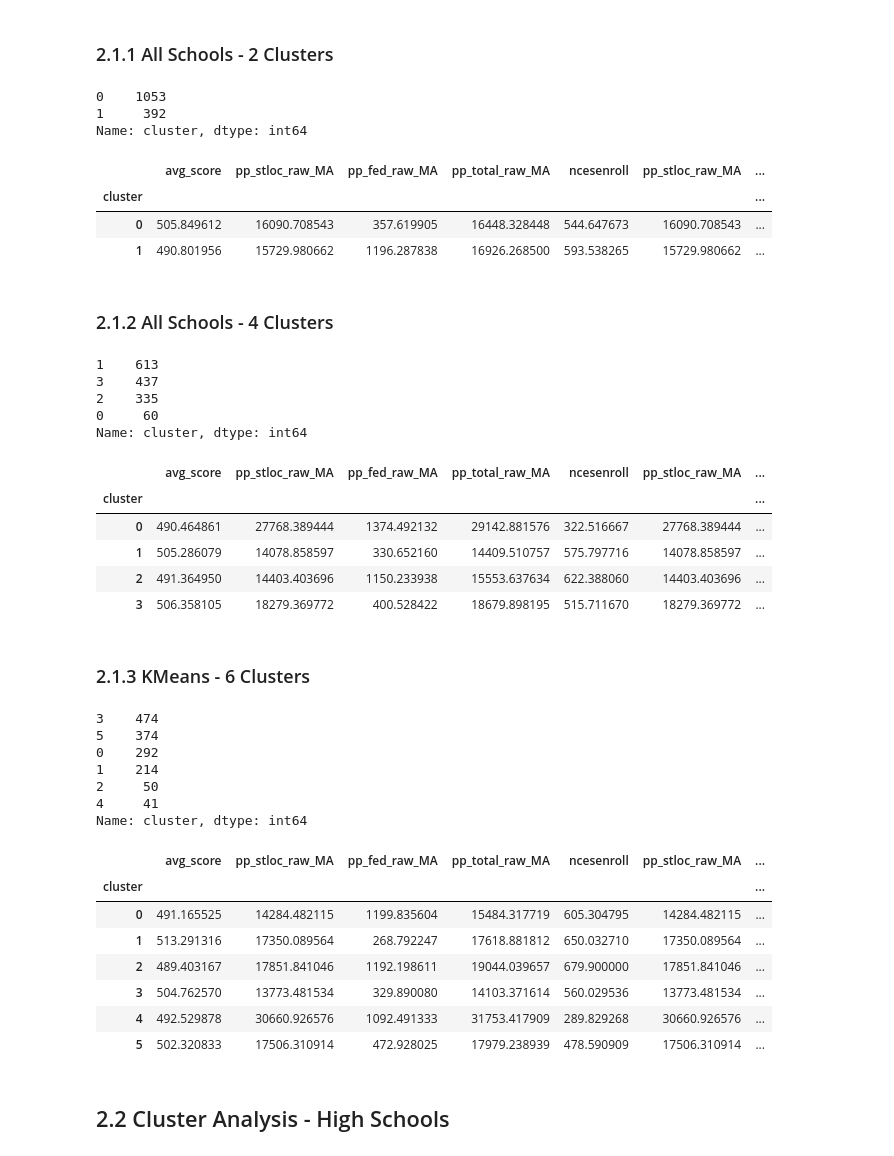
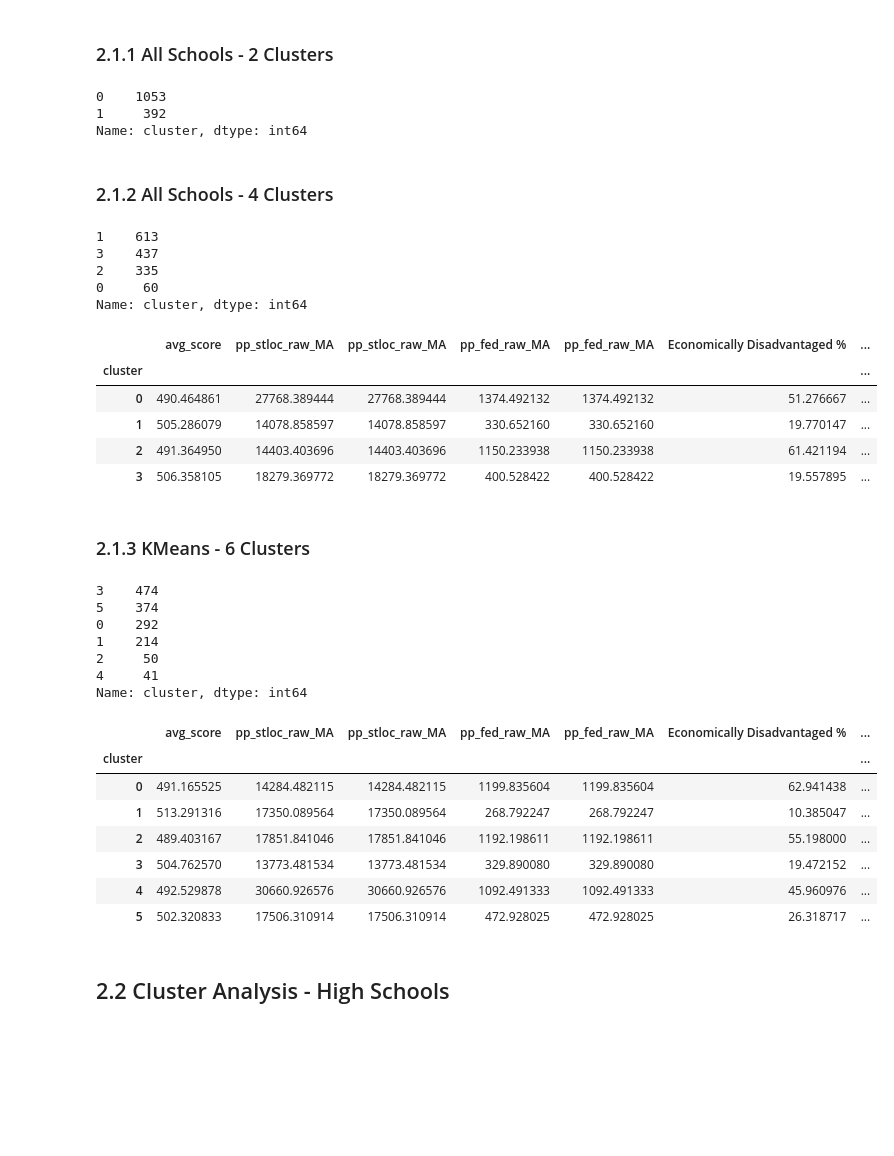
Before and after one commit to alexcraig043/qss-20-final-project, a Jupyter notebook: src/code/02_cluster_analysis.ipynb, the cells around one changed output. Drawn from its saved outputs; the diff is of its cells as text; code cells hidden in the pictures; blank space fills up the shorter version.

```diff
--- a/src/code/02_cluster_analysis.ipynb
+++ b/src/code/02_cluster_analysis.ipynb
@@ -61,53 +61,53 @@ def kmeans_func(clusters, df):
 ### 2.1.1 All Schools - 2 Clusters
 # %%
 cluster = kmeans_func(2, master_df)
-cluster[['avg_score', 'pp_stloc_raw_MA', 'pp_fed_raw_MA', 'High Needs #.1', 'African American', 'Asian', 'Hispanic', 'White', 'avg_salary_teachers']]
+cluster[['avg_score', 'pp_stloc_raw_MA', 'pp_fed_raw_MA', 'Economically Disadvantaged %', 'African American', 'Asian', 'Hispanic', 'White', 'avg_salary_teachers']]
+
+# Save as latex
+with open('../output/call_luster.tex', 'w') as tf:
+    tf.write(cluster[['avg_score', 'pp_stloc_raw_MA', 'pp_fed_raw_MA', 'Economically Disadvantaged %', 'African American', 'Asian', 'Hispanic', 'White', 'avg_salary_teachers']].to_latex())
 # %% [output]
 0    1053
 1     392
 Name: cluster, dtype: int64
-|  | avg_score | pp_stloc_raw_MA | pp_fed_raw_MA | pp_total_raw_MA | ncesenroll | pp_stloc_raw_MA | ... |
-| cluster |  |  |  |  |  |  | ... |
-| 0 | 505.849612 | 16090.708543 | 357.619905 | 16448.328448 | 544.647673 | 16090.708543 | ... |
-| 1 | 490.801956 | 15729.980662 | 1196.287838 | 16926.268500 | 593.538265 | 15729.980662 | ... |
 # %% [markdown]
 ### 2.1.2 All Schools - 4 Clusters
 # %%
 cluster = kmeans_func(4, master_df)
-cluster[['avg_score', 'pp_stloc_raw_MA', 'pp_fed_raw_MA', 'High Needs #.1', 'African American', 'Asian', 'Hispanic', 'White', 'avg_salary_teachers']]
+cluster[['avg_score', 'pp_stloc_raw_MA', 'pp_fed_raw_MA', 'Economically Disadvantaged %', 'African American', 'Asian', 'Hispanic', 'White', 'avg_salary_teachers']]
 # %% [output]
 1    613
 3    437
 2    335
 0     60
 Name: cluster, dtype: int64
-|  | avg_score | pp_stloc_raw_MA | pp_fed_raw_MA | pp_total_raw_MA | ncesenroll | pp_stloc_raw_MA | ... |
+|  | avg_score | pp_stloc_raw_MA | pp_stloc_raw_MA | pp_fed_raw_MA | pp_fed_raw_MA | Economically Disadvantaged % | ... |
 | cluster |  |  |  |  |  |  | ... |
-| 0 | 490.464861 | 27768.389444 | 1374.492132 | 29142.881576 | 322.516667 | 27768.389444 | ... |
-| 1 | 505.286079 | 14078.858597 | 330.652160 | 14409.510757 | 575.797716 | 14078.858597 | ... |
-| 2 | 491.364950 | 14403.403696 | 1150.233938 | 15553.637634 | 622.388060 | 14403.403696 | ... |
-| 3 | 506.358105 | 18279.369772 | 400.528422 | 18679.898195 | 515.711670 | 18279.369772 | ... |
+| 0 | 490.464861 | 27768.389444 | 27768.389444 | 1374.492132 | 1374.492132 | 51.276667 | ... |
+| 1 | 505.286079 | 14078.858597 | 14078.858597 | 330.652160 | 330.652160 | 19.770147 | ... |
+| 2 | 491.364950 | 14403.403696 | 14403.403696 | 1150.233938 | 1150.233938 | 61.421194 | ... |
+| 3 | 506.358105 | 18279.369772 | 18279.369772 | 400.528422 | 400.528422 | 19.557895 | ... |
 # %% [markdown]
 ### 2.1.3 KMeans - 6 Clusters
 # %%
 cluster = kmeans_func(6, master_df)
-cluster[['avg_score', 'pp_stloc_raw_MA', 'pp_fed_raw_MA', 'High Needs #.1', 'African American', 'Asian', 'Hispanic', 'White', 'avg_salary_teachers']]
+cluster[['avg_score', 'pp_stloc_raw_MA', 'pp_fed_raw_MA', 'Economically Disadvantaged %', 'African American', 'Asian', 'Hispanic', 'White', 'avg_salary_teachers']]
 # %% [output]
 3    474
 5    374
 0    292
 1    214
 2     50
 4     41
 Name: cluster, dtype: int64
-|  | avg_score | pp_stloc_raw_MA | pp_fed_raw_MA | pp_total_raw_MA | ncesenroll | pp_stloc_raw_MA | ... |
+|  | avg_score | pp_stloc_raw_MA | pp_stloc_raw_MA | pp_fed_raw_MA | pp_fed_raw_MA | Economically Disadvantaged % | ... |
 | cluster |  |  |  |  |  |  | ... |
-| 0 | 491.165525 | 14284.482115 | 1199.835604 | 15484.317719 | 605.304795 | 14284.482115 | ... |
-| 1 | 513.291316 | 17350.089564 | 268.792247 | 17618.881812 | 650.032710 | 17350.089564 | ... |
-| 2 | 489.403167 | 17851.841046 | 1192.198611 | 19044.039657 | 679.900000 | 17851.841046 | ... |
-| 3 | 504.762570 | 13773.481534 | 329.890080 | 14103.371614 | 560.029536 | 13773.481534 | ... |
-| 4 | 492.529878 | 30660.926576 | 1092.491333 | 31753.417909 | 289.829268 | 30660.926576 | ... |
-| 5 | 502.320833 | 17506.310914 | 472.928025 | 17979.238939 | 478.590909 | 17506.310914 | ... |
+| 0 | 491.165525 | 14284.482115 | 14284.482115 | 1199.835604 | 1199.835604 | 62.941438 | ... |
+| 1 | 513.291316 | 17350.089564 | 17350.089564 | 268.792247 | 268.792247 | 10.385047 | ... |
+| 2 | 489.403167 | 17851.841046 | 17851.841046 | 1192.198611 | 1192.198611 | 55.198000 | ... |
+| 3 | 504.762570 | 13773.481534 | 13773.481534 | 329.890080 | 329.890080 | 19.472152 | ... |
+| 4 | 492.529878 | 30660.926576 | 30660.926576 | 1092.491333 | 1092.491333 | 45.960976 | ... |
+| 5 | 502.320833 | 17506.310914 | 17506.310914 | 472.928025 | 472.928025 | 26.318717 | ... |
 # %% [markdown]
 ## 2.2 Cluster Analysis - High Schools
 # %% [markdown]
```
Also changed, not shown: parts of 5 cells of this notebook, 5 other files.
